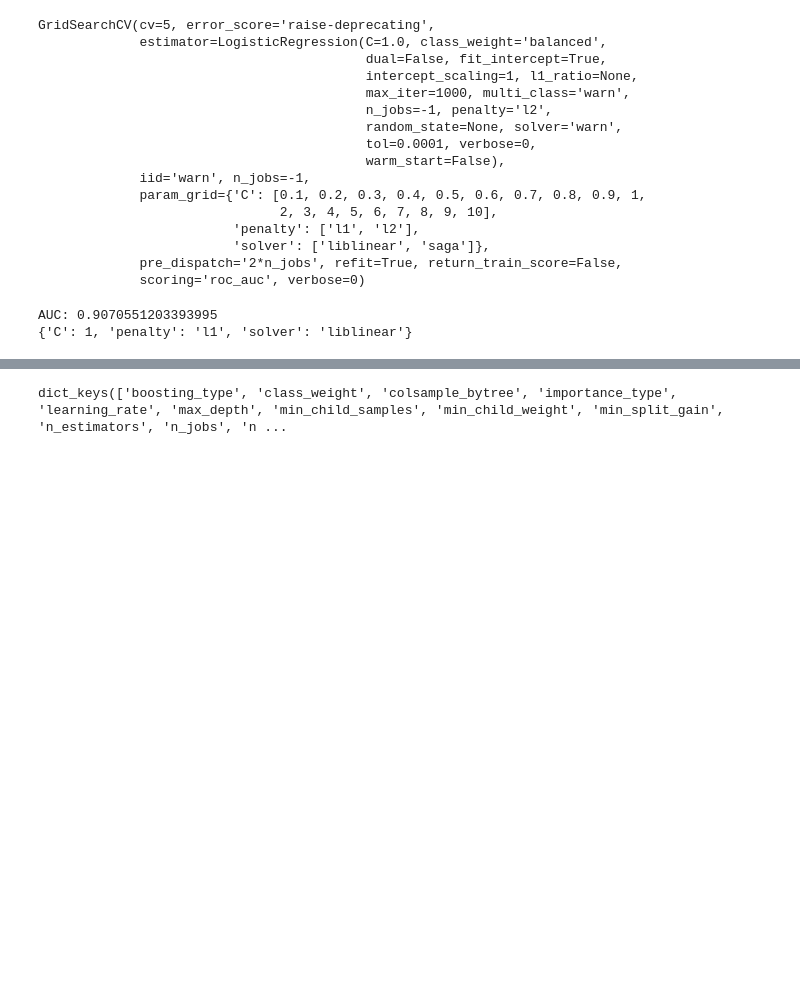
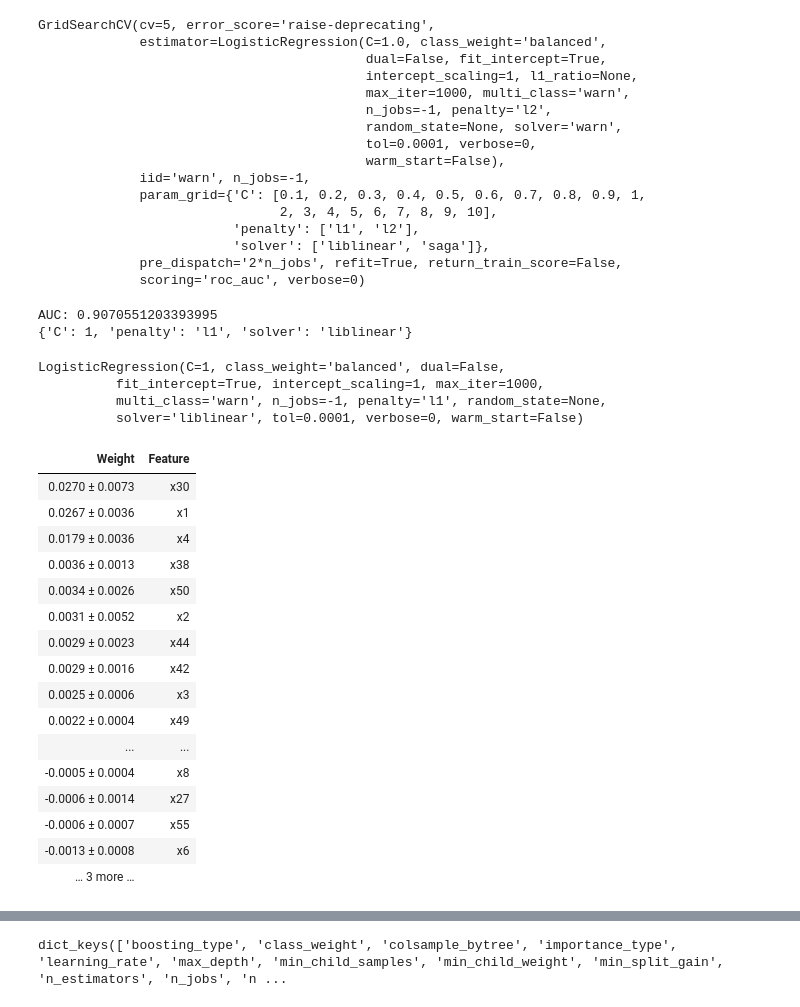
Before and after one commit to m0bi/finding_donors, a Jupyter notebook: finding_donors.ipynb, the cells around one changed output, grey strips where cells are left out. Cells and saved outputs as stored; diff of their text form; code cells hidden in the pictures; blank space fills up the shorter version.

```diff
--- a/finding_donors.ipynb
+++ b/finding_donors.ipynb
@@ -30,3 +33,6 @@ minmax = MinMaxScaler()
 onehot = OneHotEncoder(sparse=False)
 cat = CategoricalImputer()
 simp = SimpleImputer()
+X_train = pd.get_dummies(train[cat_cols])
+X_test = pd.get_dummies(test[cat_cols])
+print(X_train.shape, X_test.shape)
@@ -47,13 +55,13 @@ test_log = np.log1p(test_log)
 test_num = minmax.fit_transform(test_num)
 test_log = minmax.fit_transform(test_log)
 # %%
-X = np.concatenate((X_num,X_cat,X_log), axis=1)
-test = np.concatenate((test_num, test_cat, test_log), axis=1)
+X = np.concatenate((X_num,X_log,X_train.values), axis=1)
+test = np.concatenate((test_num, test_log, X_test.values), axis=1)
 y = train['income'].map({'<=50K': 0, '>50K': 1})
 # %%
 param_grid = {
     "C": [0.1, 0.3, 0.5, 0.7, 0.9, 1, 2, 3, 4, 5, 10],
-    "penalty": ['l1', 'l2', 'none', 'elasticnet'],
+    "penalty": ['l1', 'l2'],
     "solver": ["liblinear", "saga"]
 }
 linear = LogisticRegression(class_weight="balanced", n_jobs=-1, max_iter=1000)
@@ -83,3 +91,40 @@ print(search.best_params_)
 # %% [output]
 AUC: 0.9070551203393995
 {'C': 1, 'penalty': 'l1', 'solver': 'liblinear'}
+# %%
+X_train, X_test, y_train, y_test = train_test_split(X, y, test_size=0.2, random_state=42)
+linear = LogisticRegression(class_weight="balanced", C=1, penalty='l1', solver='liblinear', n_jobs=-1, max_iter=1000)
+
+linear.fit(X_train,y_train)
+perm = PermutationImportance(linear).fit(X_test,y_test)
+
+
+sel = SelectFromModel(perm, threshold=0.0001, prefit=True)
+X_trans = sel.transform(X_train)
+X_trans_test = sel.transform(X_test)
+linear.fit(X_trans, y_train)
+# %% [output]
+LogisticRegression(C=1, class_weight='balanced', dual=False,
+          fit_intercept=True, intercept_scaling=1, max_iter=1000,
+          multi_class='warn', n_jobs=-1, penalty='l1', random_state=None,
+          solver='liblinear', tol=0.0001, verbose=0, warm_start=False)
+# %%
+show_weights(perm, show_feature_values=True, top=100)
+# %% [output]
+| Weight | Feature |
+| 0.0270 ± 0.0073 | x30 |
+| 0.0267 ± 0.0036 | x1 |
+| 0.0179 ± 0.0036 | x4 |
+| 0.0036 ± 0.0013 | x38 |
+| 0.0034 ± 0.0026 | x50 |
+| 0.0031 ± 0.0052 | x2 |
+| 0.0029 ± 0.0023 | x44 |
+| 0.0029 ± 0.0016 | x42 |
+| 0.0025 ± 0.0006 | x3 |
+| 0.0022 ± 0.0004 | x49 |
+| ... | ... |
+| -0.0005 ± 0.0004 | x8 |
+| -0.0006 ± 0.0014 | x27 |
+| -0.0006 ± 0.0007 | x55 |
+| -0.0013 ± 0.0008 | x6 |
+| … 3 more … |  |
```
Also changed, not shown: parts of 16 cells of this notebook, 1 other file.
